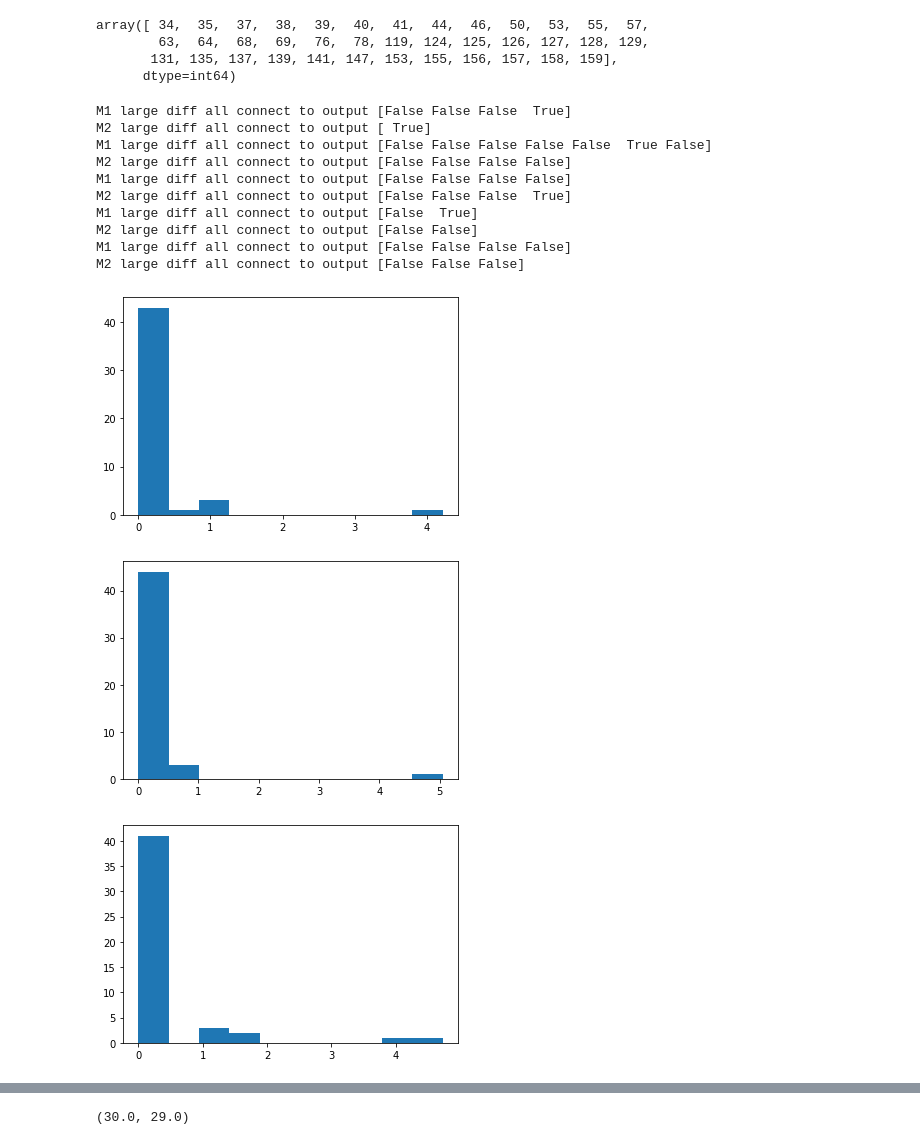
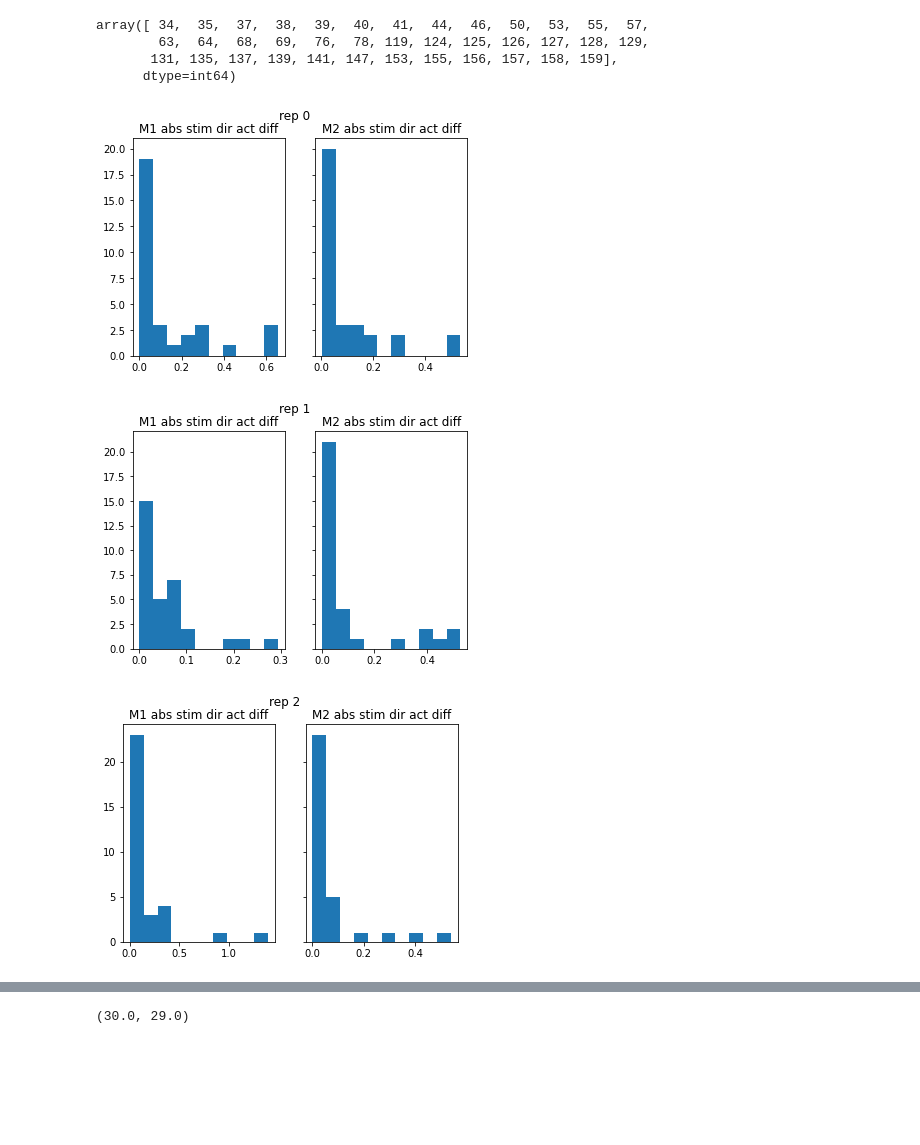
Before and after one commit to xuanyuw/TD-modulation-model, a Jupyter notebook: investigate_out_weight.ipynb, the cells around one changed output, grey strips where cells are left out. Saved outputs shown, nothing was run; the diff lists cells and outputs as text; code cells hidden in the pictures; blank space fills up the shorter version.

```diff
--- a/investigate_out_weight.ipynb
+++ b/investigate_out_weight.ipynb
@@ -28,44 +28,35 @@ array([ 34,  35,  37,  38,  39,  40,  41,  44,  46,  50,  53,  55,  57,
 # %%
 for rep in range(5):
     test_output = tables.open_file(
         os.path.join(f_dir, "test_output_lr%f_rep%d.h5" % (lr, rep)), mode="r"
     )
     test_table = test_output.root
     h = test_table['h_iter0'][:]
     y = test_table['y_hist_iter0'][:]
-    choice = np.argmax(y, 2)[-1, :].astype(bool)
+    red_stim = test_table['stim_dir_iter0'][:]==315
     m_idx = get_module_idx()
-    m1_targExc_idx = np.arange(m_idx[1][0], m_idx[1][1])
-    m2_targExc_idx = np.arange(m_idx[3][0], m_idx[3][1])
-    m1_h = h[:, :, m1_targExc_idx]
-    m2_h = h[:, :, m2_targExc_idx]
-    m2_act_diff = abs(np.mean(m2_h[45:, ~choice, :], axis=(0, 1)) - np.mean(m2_h[45:, choice, :], axis=(0, 1)))
-    m1_act_diff = abs(np.mean(m1_h[45:, ~choice, :], axis=(0, 1)) - np.mean(m1_h[45:, choice, :], axis=(0, 1)))
-    plt.figure()
-    plt.hist(m1_act_diff)
-    plt.figure()
-    plt.hist(m2_act_diff)
-
-    with open(os.path.join(f_dir, "init_weight_%d_lr%f.pth" % (rep, lr)), "rb") as f:
-            all_weights = np.load(f, allow_pickle=True)
-    all_weights = all_weights.item()
-    out_mask = all_weights['out_mask_init']
-    out_conn = np.where(np.sum(out_mask, axis=1))[0]
-    m1_conn2out = np.isin(np.where(m1_act_diff>1)[0], out_conn)
-    m2_conn2out = np.isin(np.where(m2_act_diff>1)[0], out_conn)
-    print('M1 large diff all connect to output ' + str(m1_conn2out))
-    print('M2 large diff all connect to output ' + str(m2_conn2out))
+    m1_motionExc_idx = np.arange(m_idx[0][0], m_idx[0][1])
+    m2_motionExc_idx = np.arange(m_idx[2][0], m_idx[2][1])
+    m1_h = h[:, :, m1_motionExc_idx]
+    m2_h = h[:, :, m2_motionExc_idx]
+    m2_act_diff = abs(np.mean(m2_h[45:, ~red_stim, :], axis=(0, 1)) - np.mean(m2_h[45:, red_stim, :], axis=(0, 1)))
+    m1_act_diff = abs(np.mean(m1_h[45:, ~red_stim, :], axis=(0, 1)) - np.mean(m1_h[45:, red_stim, :], axis=(0, 1)))
+    fig, [ax1, ax2] = plt.subplots(1, 2, sharey=True)
+    ax1.hist(m1_act_diff)
+    ax1.set_title('M1 abs stim dir act diff')
+    ax2.hist(m2_act_diff)
+    ax2.set_title('M2 abs stim dir act diff')
+    plt.suptitle('rep %d'%rep)
+    # with open(os.path.join(f_dir, "init_weight_%d_lr%f.pth" % (rep, lr)), "rb") as f:
+    #         all_weights = np.load(f, allow_pickle=True)
+    # all_weights = all_weights.item()
+    # out_mask = all_weights['out_mask_init']
+    # out_conn = np.where(np.sum(out_mask, axis=1))[0]
+    # m1_conn2out = np.isin(np.where(m1_act_diff>1)[0], out_conn)
+    # m2_conn2out = np.isin(np.where(m2_act_diff>1)[0], out_conn)
+    # print('M1 large diff all connect to output ' + str(m1_conn2out))
+    # print('M2 large diff all connect to output ' + str(m2_conn2out))
 # %% [output]
-M1 large diff all connect to output [False False False  True]
-M2 large diff all connect to output [ True]
-M1 large diff all connect to output [False False False False False  True False]
-M2 large diff all connect to output [False False False False]
-M1 large diff all connect to output [False False False False]
-M2 large diff all connect to output [False False False  True]
-M1 large diff all connect to output [False  True]
-M2 large diff all connect to output [False False]
-M1 large diff all connect to output [False False False False]
-M2 large diff all connect to output [False False False]
-[figure, old version]
+[figure, new version]
-[figure, old version]
+[figure, new version]
-[figure, old version]
+[figure, new version]
```
Also changed, not shown: parts of 1 cell of this notebook, 8 other files.
